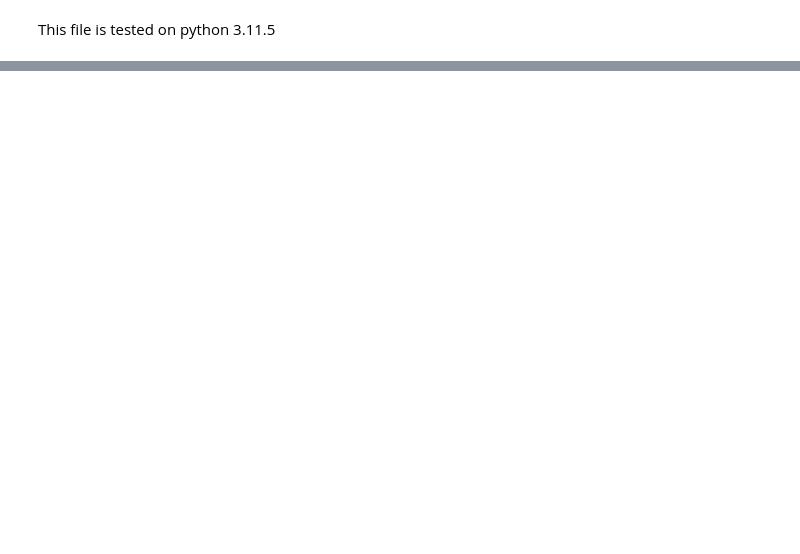
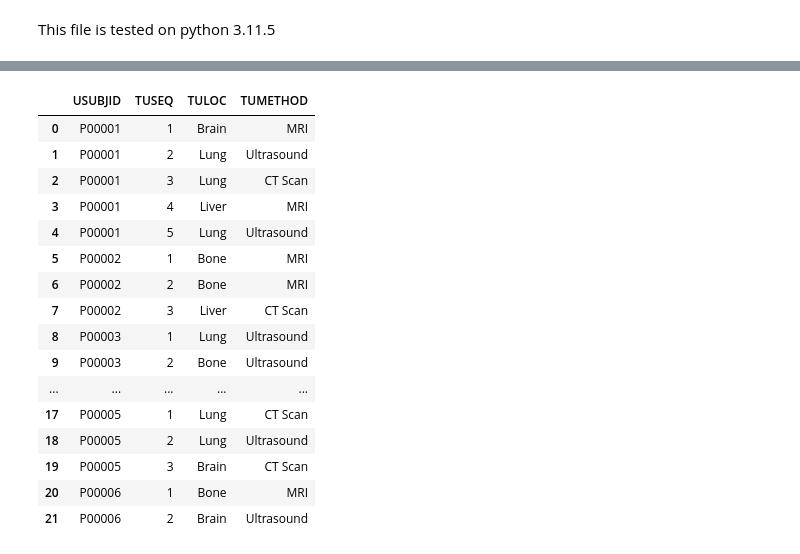
Before and after one commit to AksChougule/gen-sdtm, a Jupyter notebook: testing/test.ipynb, the cells around one changed output, grey strips where cells are left out. Cells and saved outputs as stored; diff of their text form; code cells hidden in the pictures; blank space fills up the shorter version.

```diff
--- a/testing/test.ipynb
+++ b/testing/test.ipynb
@@ -108,0 +124,20 @@ sdtm['rs']
+# %%
+sdtm['tu']
+# %% [output]
+|  | USUBJID | TUSEQ | TULOC | TUMETHOD |
+| 0 | P00001 | 1 | Brain | MRI |
+| 1 | P00001 | 2 | Lung | Ultrasound |
+| 2 | P00001 | 3 | Lung | CT Scan |
+| 3 | P00001 | 4 | Liver | MRI |
+| 4 | P00001 | 5 | Lung | Ultrasound |
+| 5 | P00002 | 1 | Bone | MRI |
+| 6 | P00002 | 2 | Bone | MRI |
+| 7 | P00002 | 3 | Liver | CT Scan |
+| 8 | P00003 | 1 | Lung | Ultrasound |
+| 9 | P00003 | 2 | Bone | Ultrasound |
+| ... | ... | ... | ... | ... |
+| 17 | P00005 | 1 | Lung | CT Scan |
+| 18 | P00005 | 2 | Lung | Ultrasound |
+| 19 | P00005 | 3 | Brain | CT Scan |
+| 20 | P00006 | 1 | Bone | MRI |
+| 21 | P00006 | 2 | Brain | Ultrasound |
```
Also changed, not shown: parts of 12 cells of this notebook, 6 other files.
